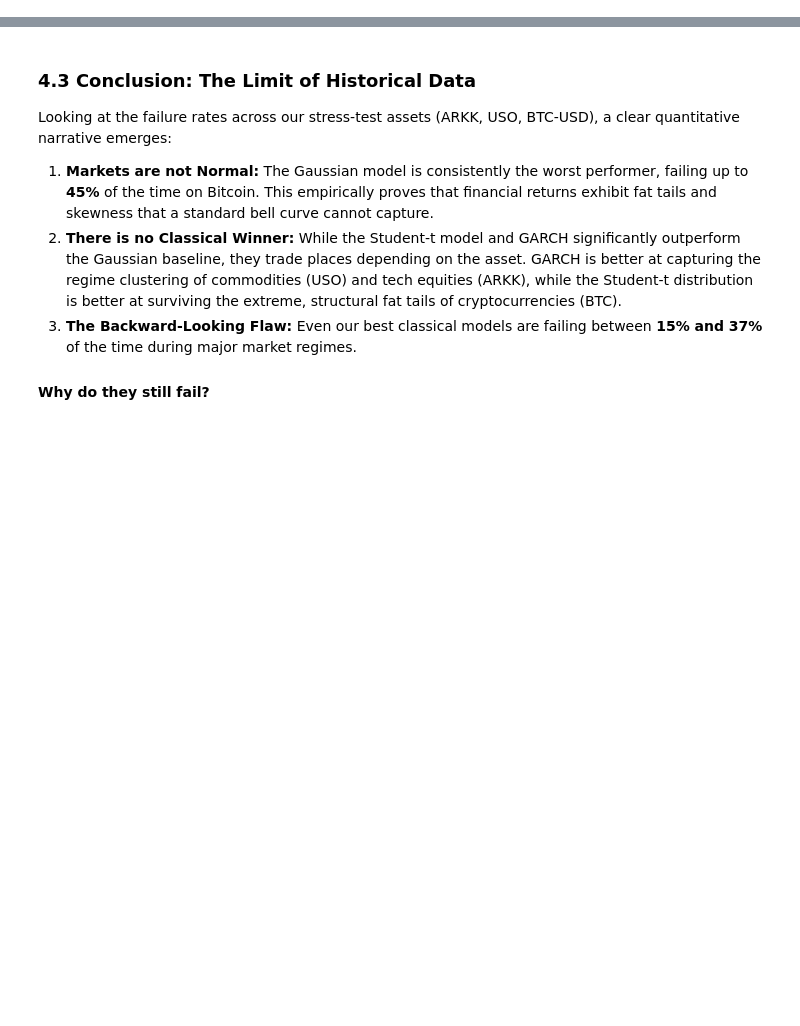
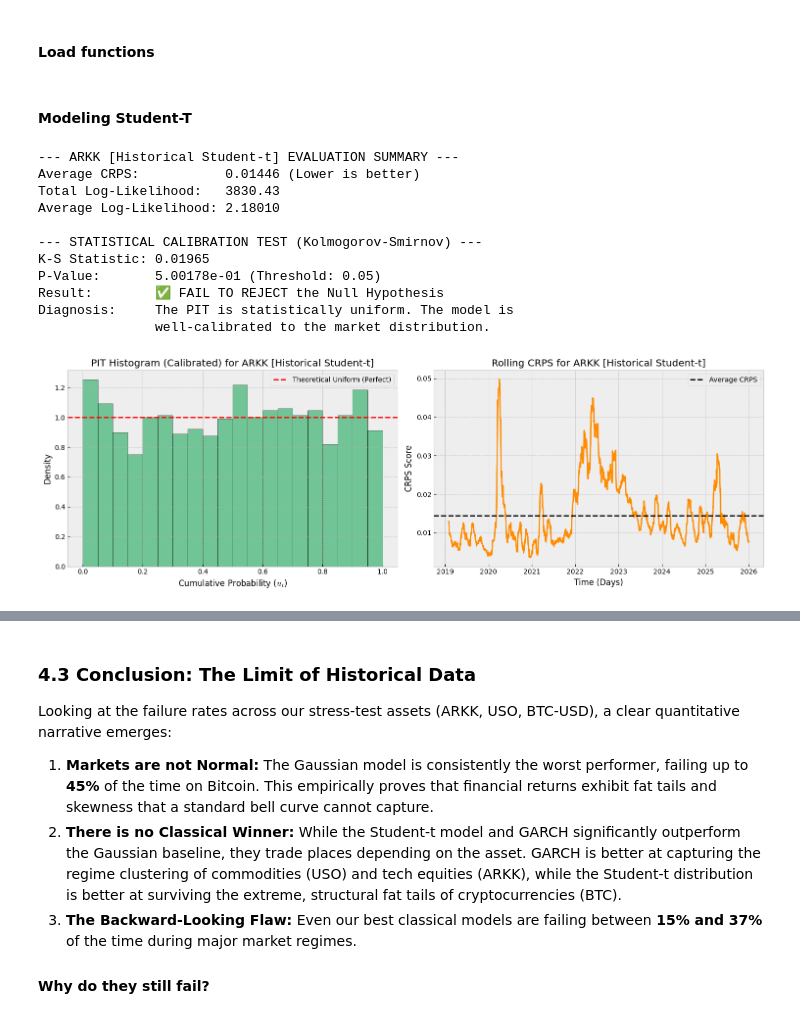
Before and after one commit to amacias-afma/quant-ai-lab, a Jupyter notebook: 02_density_forecasting/notebooks/02_the_illusion_of_averages.ipynb, the cells around one changed output, grey strips where cells are left out. Drawn from its saved outputs; the diff is of its cells as text; code cells hidden in the pictures; blank space fills up the shorter version.

```diff
--- a/02_density_forecasting/notebooks/02_the_illusion_of_averages.ipynb
+++ b/02_density_forecasting/notebooks/02_the_illusion_of_averages.ipynb
@@ -292,0 +50,6 @@ def calculate_fail_rate(predictions, df_ret, block_size, window, model, alpha=0.
+# %%
+# Fetch real market data
+ticker = 'ARKK'
+
+start_date = date(2018, 1, 1)
+end_date = date(2025, 12, 31)
@@ -292,0 +62,10 @@ def calculate_fail_rate(predictions, df_ret, block_size, window, model, alpha=0.
+# %% [markdown]
+#### Load functions
+# %%
+df = fetch_asset_data(ticker=ticker, start=start_date, end=end_date)
+
+# Compute log-returns for the models
+df_ret = np.log(df).diff().dropna()
+df_ret.columns = ['returns']
+# %% [markdown]
+#### Modeling Student-T
@@ -292,0 +79,20 @@ def calculate_fail_rate(predictions, df_ret, block_size, window, model, alpha=0.
+# %%
+# 2. Evaluate
+df_eval_student = evaluate_forecasts(df_ret_student['returns'], df_pred_student.values)
+print_evaluation_summary(df_eval_student, ticker_name=f'{ticker} [Historical Student-t]')
+ks_result_student = test_pit_uniformity(df_eval_student['PIT'])
+
+plot_forecast_evaluation(df_eval_student, ticker_name=f'{ticker} [Historical Student-t]')
+# %% [output]
+--- ARKK [Historical Student-t] EVALUATION SUMMARY ---
+Average CRPS:           0.01446 (Lower is better)
+Total Log-Likelihood:   3830.43
+Average Log-Likelihood: 2.18010
+
+--- STATISTICAL CALIBRATION TEST (Kolmogorov-Smirnov) ---
+K-S Statistic: 0.01965
+P-Value:       5.00178e-01 (Threshold: 0.05)
+Result:        ✅ FAIL TO REJECT the Null Hypothesis
+Diagnosis:     The PIT is statistically uniform. The model is
+               well-calibrated to the market distribution.
+[figure, added]
```
Also changed, not shown: parts of 43 cells of this notebook, 3 other files.
